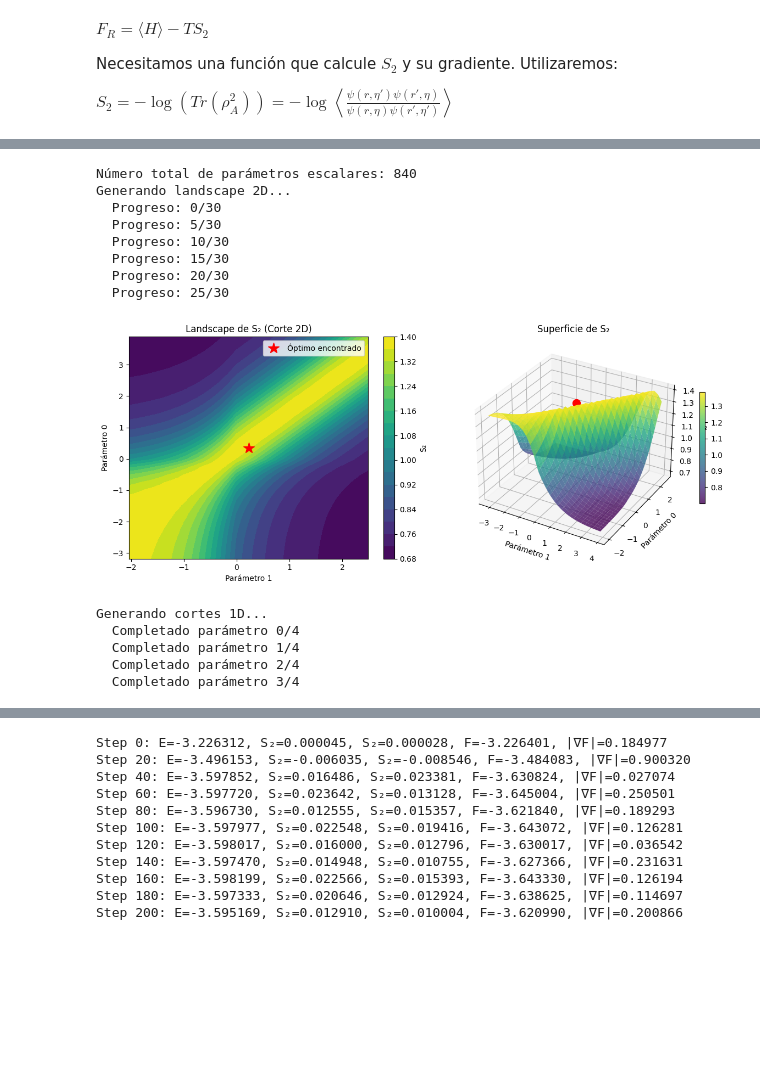
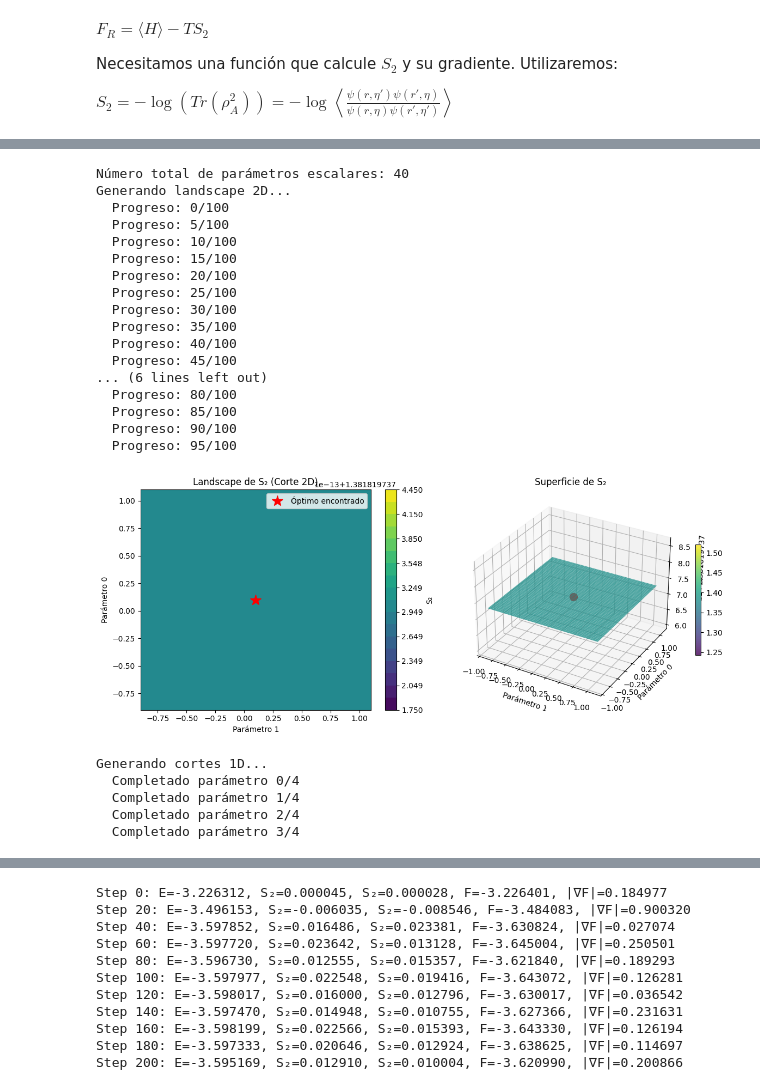
Before and after one commit to ismaelcastrouimp/TFM, a Jupyter notebook: Ancilla_Ising.ipynb, the cells around one changed output, grey strips where cells are left out. Cells and saved outputs as stored; diff of their text form; code cells hidden in the pictures; blank space fills up the shorter version.

```diff
--- a/Ancilla_Ising.ipynb
+++ b/Ancilla_Ising.ipynb
@@ -675,12 +675,19 @@ class RBM_Z2(nn.Module):
     @nn.compact
     def __call__(self, x):
         # Definimos la RBM
-        # worker = nk.models.RBM(alpha=self.alpha, kernel_init=nn.initializers.normal(0.2), param_dtype=complex)
+        # worker = nk.models.RBM(alpha=self.alpha, param_dtype=float)
         # worker = MultiLayerPerceptron(layer_widths=[8,16,8,1])
         worker = nk.models.ARNNDense(
             hilbert= nk.hilbert.Spin(s=1/2, N=N+N_ancilla),
-            layers=2,           # capas ocultas
+            layers=1,           # capas ocultas
             features=16,        # neuronas por capa
+            activation=jax.nn.gelu,
+            kernel_init=nn.initializers.variance_scaling(
+                scale=0.1,
+                mode='fan_in',
+                distribution='truncated_normal'
+            ),
+            bias_init=nn.initializers.constant(0.1)
         )
 
         # Calculamos la log-amplitud para x y -x
@@ -700,6 +707,7 @@ class RBM_Z2(nn.Module):
             res = jax.nn.logsumexp(z2_stack, b=b, axis=0)
 
         return res
+        # return nk.nn.log_cosh(res)
 # %%
 #Comprobar que la derivada del gradiente funciona
 #Se busca el estado que maximiza S₂, en nuestro caso max(S₂)=ln(4)
@@ -862,13 +842,13 @@ def visualize_s2_landscape(vstate, partition, optimal_params, n_samples=10000):
     param_1_range = np.linspace(
         param_1_opt - range_factor * range_abs,
         param_1_opt + range_factor * range_abs,
-        30
+        100
     )
     range_abs = max(abs(param_2_opt), 0.1)
     param_2_range = np.linspace(
         param_2_opt - range_factor * range_abs,
         param_2_opt + range_factor * range_abs,
-        30
+        100
     )
 
     # ========== CORTE 2D ==========
@@ -974,41 +954,50 @@ def visualize_s2_landscape(vstate, partition, optimal_params, n_samples=10000):
                     scalar_idx += 1
 
             new_params = jax.tree_util.tree_unflatten(tree_def, new_flat_params)
             vstate.parameters = new_params
 
             # S2, _ = renyi2_entropy_and_grad_sampled(vstate, partition, n_samples, key=idx*1000+len(S2_values))
             S2 = renyi2_entropy_exact(vstate, partition)[0]
             S2_values.append(S2)
 
         axes[idx].plot(param_range, S2_values, 'b-', linewidth=2)
         axes[idx].axvline(param_opt, color='r', linestyle='--',
                          label='Óptimo encontrado')
         axes[idx].set_xlabel(f'Parámetro {idx}')
         axes[idx].set_ylabel('S₂')
         axes[idx].set_title(f'Corte 1D: Parámetro {idx}')
         axes[idx].grid(True, alpha=0.3)
         axes[idx].legend()
 
         print(f"  Completado parámetro {idx}/{params_to_plot}")
 
     plt.tight_layout()
     plt.show()
 
     # Restaurar parámetros óptimos
     vstate.parameters = optimal_params
 
 optimal_params = vstate.parameters
 visualize_s2_landscape(vstate, partition, optimal_params, n_samples=10000)
 # %% [output]
-Número total de parámetros escalares: 840
+Número total de parámetros escalares: 40
 Generando landscape 2D...
-  Progreso: 0/30
-  Progreso: 5/30
-  Progreso: 10/30
-  Progreso: 15/30
-  Progreso: 20/30
-  Progreso: 25/30
+  Progreso: 0/100
+  Progreso: 5/100
+  Progreso: 10/100
+  Progreso: 15/100
+  Progreso: 20/100
+  Progreso: 25/100
+  Progreso: 30/100
+  Progreso: 35/100
+  Progreso: 40/100
+  Progreso: 45/100
+... (6 lines left out)
+  Progreso: 80/100
+  Progreso: 85/100
+  Progreso: 90/100
+  Progreso: 95/100
-[figure, old version]
+[figure, new version]
 Generando cortes 1D...
   Completado parámetro 0/4
   Completado parámetro 1/4
```
Also changed, not shown: parts of 7 cells of this notebook, 2 other files.
